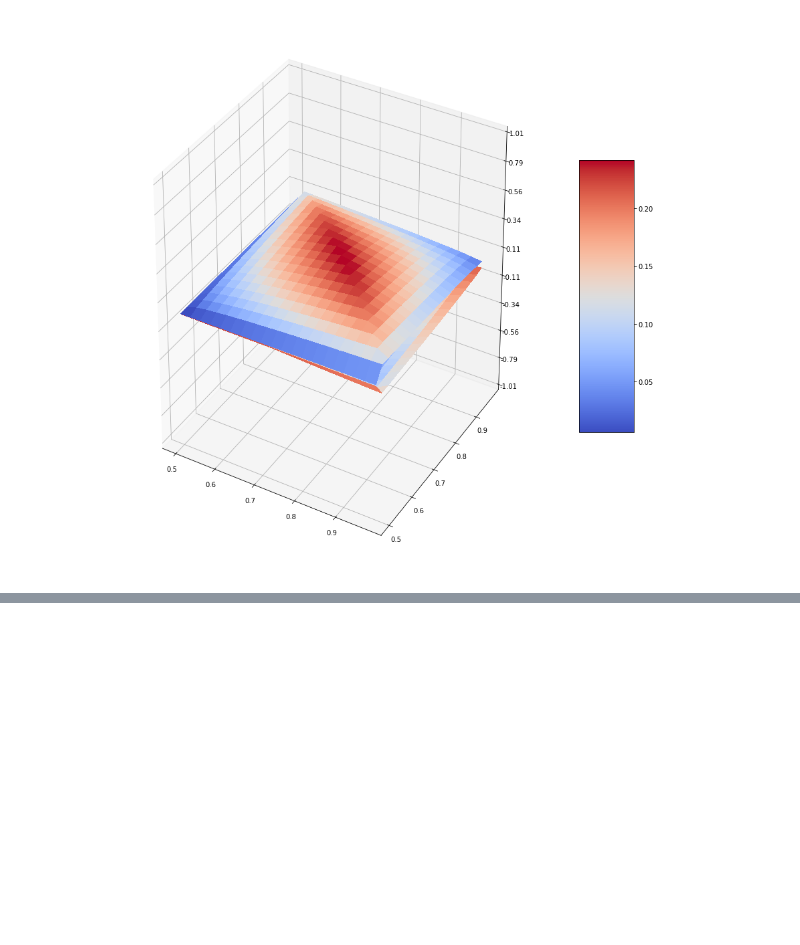
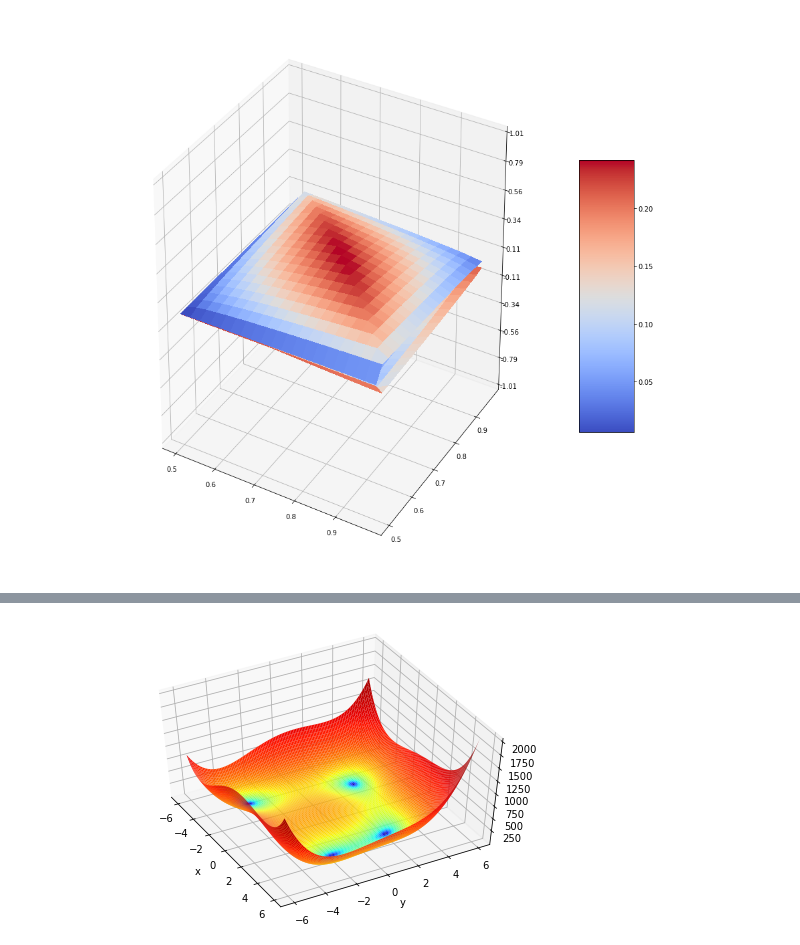
Before and after one commit to fafasonga/simplex, a Jupyter notebook: simplex/simplex.ipynb, the cells around one changed output, grey strips where cells are left out. Cells and saved outputs as stored; diff of their text form; code cells hidden in the pictures; blank space fills up the shorter version.

```diff
--- a/simplex/simplex.ipynb
+++ b/simplex/simplex.ipynb
@@ -206,0 +233,23 @@ Z1.shape
+# %%
+from mpl_toolkits.mplot3d import Axes3D
+from matplotlib import cm
+from matplotlib.colors import LogNorm
+import matplotlib.pyplot as plt
+import numpy as np
+
+fig = plt.figure()
+ax = Axes3D(fig, azim = -29, elev = 49)
+X = np.arange(-6, 6, 0.1)
+Y = np.arange(-6, 6, 0.1)
+X, Y = np.meshgrid(X, Y)
+Z = (X*X+Y-11)**2 + (X+Y*Y-7)**2
+ax.plot_surface(X, Y, Z, rstride = 1, cstride = 1, norm = LogNorm(), cmap = cm.jet)
+
+plt.xlabel("x")
+plt.ylabel("y")
+
+plt.savefig("Himmelblau function.svg")
+
+plt.show()
+# %% [output]
+[figure, added]
```
Also changed, not shown: parts of 5 cells of this notebook, 1 other file.
